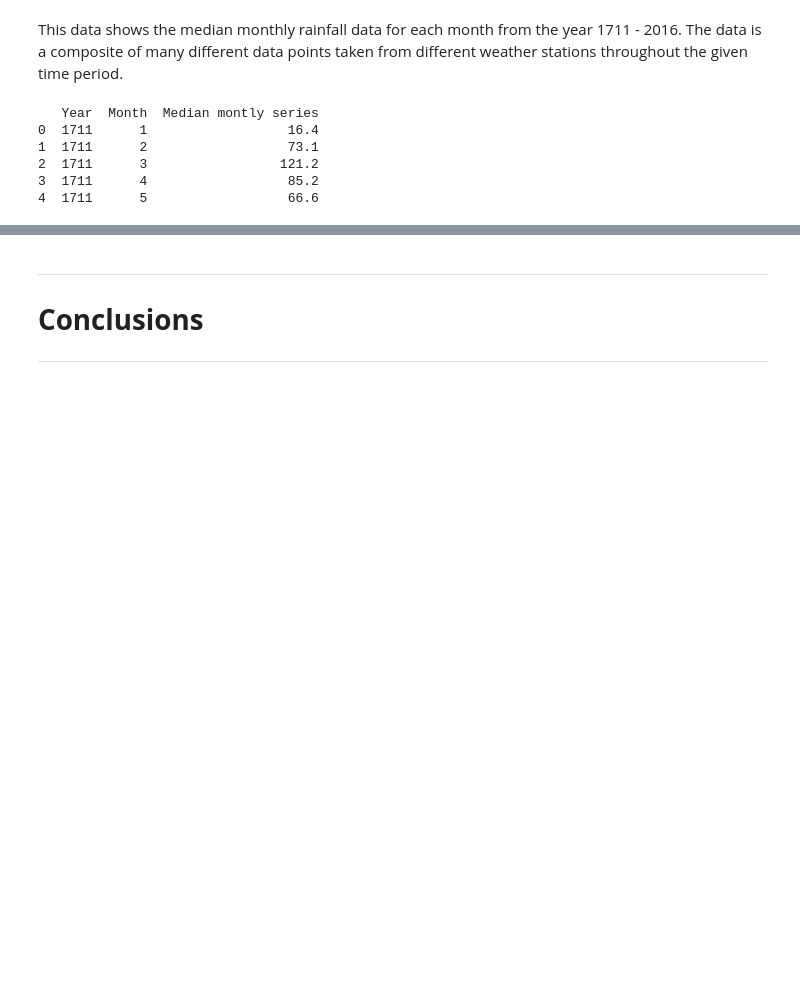
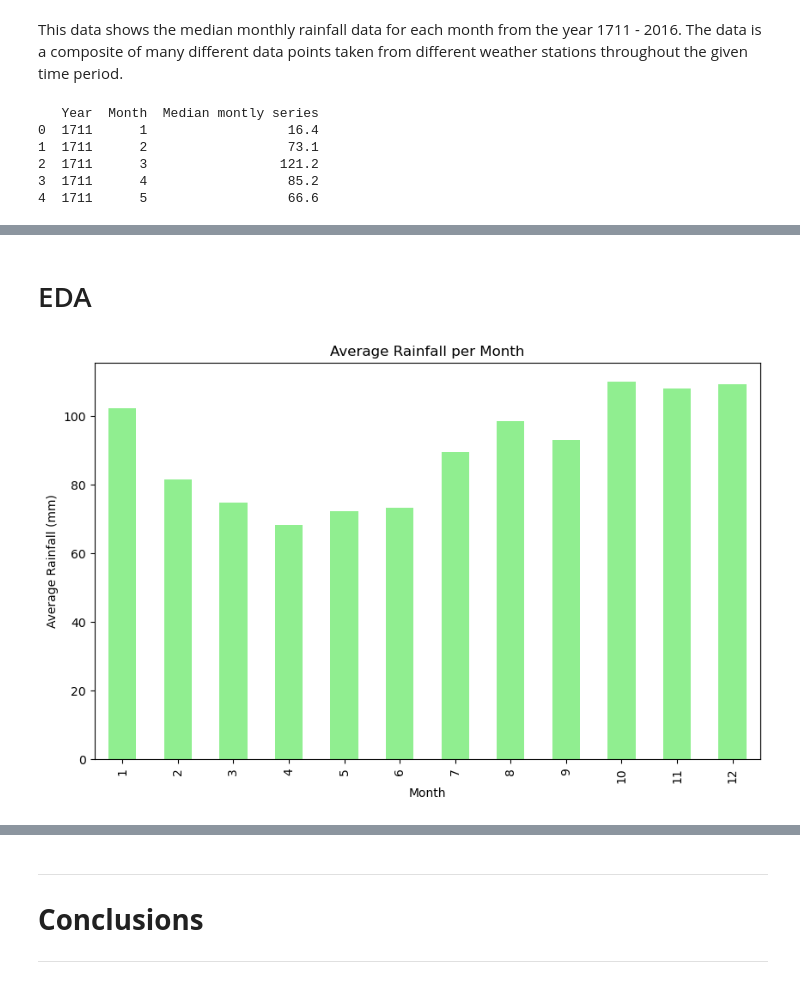
Before and after one commit to nexlanglxm/climate-data-analysis, a Jupyter notebook: project2/project.ipynb, the cells around one changed output, grey strips where cells are left out. Cells and saved outputs as stored; diff of their text form; code cells hidden in the pictures; blank space fills up the shorter version.

```diff
--- a/project2/project.ipynb
+++ b/project2/project.ipynb
@@ -180,0 +207,15 @@ print(rain.head())
+# %% [markdown]
+# EDA
+# %%
+# Aggregating rainfall for each month
+monthly_rainfall = rain.groupby('Month')['Median montly series'].mean()
+
+# Plotting a bar plot for monthly rainfall
+plt.figure(figsize=(10, 6))
+monthly_rainfall.plot(kind='bar', color='lightgreen')
+plt.xlabel('Month')
+plt.ylabel('Average Rainfall (mm)')
+plt.title('Average Rainfall per Month')
+plt.show()
+# %% [output]
+[figure, added]
```
Also changed, not shown: parts of 8 cells of this notebook.
